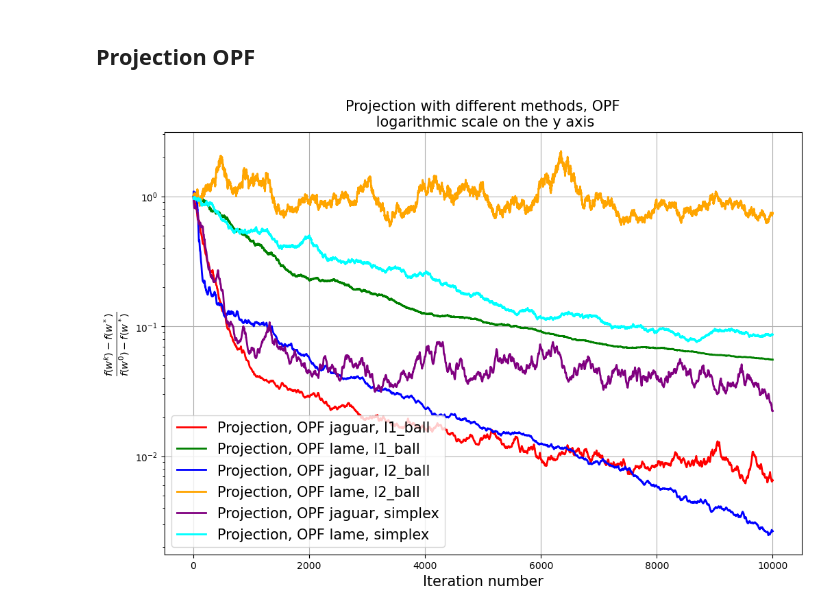
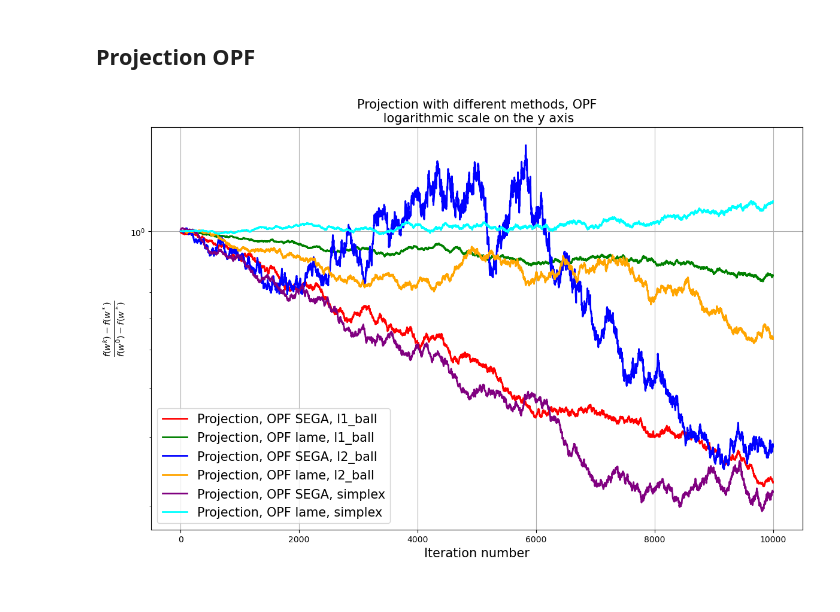
Before and after one commit to minashkinvladislav/Frank_Wolfe, a Jupyter notebook: experiments.ipynb, the cells around one changed output. Drawn from its saved outputs; the diff is of its cells as text; code cells hidden in the pictures.

```diff
--- a/experiments.ipynb
+++ b/experiments.ipynb
@@ -422,13 +422,20 @@ for Q, w_0, R_0, w_sol in zip(['l1_ball', 'l2_ball', 'simplex'],
     args['x_sol'] = w_sol
     for grad, name in zip([optimizers.get_grad_tpf_jaguar,
                            optimizers.get_grad_tpf_lame_v1],
-                           ['TPF jaguar', 'TPF lame']):
+                           ['TPF SEGA', 'TPF lame']):
         args['set'] = Q
         args['batch_size'] = 1
+        args['h'] = np.zeros(args['d'])
+        args['grad_curr'] = np.zeros(args['d'])
         if name == 'TPF jaguar':
             args['jaguar'] = True
+            args['sega'] = False
+        elif name == 'TPF SEGA':
+            args['jaguar'] = False
+            args['sega'] = True
         else:
             args['jaguar'] = False
+            args['sega'] = False
         optimizer = optimizers.FWOptimizer(f, grad, x_0 = w_0,
                                            step = fw_step, args = args)
 
@@ -583,13 +602,20 @@ for Q, w_0, R_0, w_sol in zip(['l1_ball', 'l2_ball', 'simplex'],
     args['x_sol'] = w_sol
     for grad, name in zip([optimizers.get_grad_opf_jaguar,
                            optimizers.get_grad_opf_lame],
-                          ['OPF jaguar', 'OPF lame']):
+                          ['OPF SEGA', 'OPF lame']):
         args['set'] = Q
         args['batch_size'] = 1
+        args['h'] = np.zeros(args['d'])
+        args['grad_curr'] = np.zeros(args['d'])
         if name == 'OPF jaguar':
             args['jaguar'] = True
+            args['sega'] = False
+        elif name == 'OPF SEGA':
+            args['jaguar'] = False
+            args['sega'] = True
         else:
             args['jaguar'] = False
+            args['sega'] = False
         optimizer = optimizers.MBFWOptimizer(f, grad, x_0 = w_0,
                                              step = fw_step, args = args)
 
@@ -635,13 +662,20 @@ for Q, w_0, R_0, w_sol in zip(['l1_ball', 'l2_ball', 'simplex'],
     args['x_sol'] = w_sol
     for grad, name in zip([optimizers.get_grad_opf_jaguar,
                            optimizers.get_grad_opf_lame],
-                          ['OPF jaguar', 'OPF lame']):
+                          ['OPF SEGA', 'OPF lame']):
         args['batch_size'] = 1
         args['set'] = Q
+        args['h'] = np.zeros(args['d'])
+        args['grad_curr'] = np.zeros(args['d'])
         if name == 'OPF jaguar':
             args['jaguar'] = True
+            args['sega'] = False
+        elif name == 'OPF SEGA':
+            args['jaguar'] = False
+            args['sega'] = True
         else:
             args['jaguar'] = False
+            args['sega'] = False
         optimizer = optimizers.FWOptimizer(f, grad, x_0 = w_0,
                                            step = fw_step, args = args)
 
@@ -688,13 +723,22 @@ for Q, w_0, R_0, w_sol in zip(['l1_ball', 'l2_ball', 'simplex'],
     args['x_sol'] = w_sol
     for grad, name in zip([optimizers.get_grad_opf_jaguar,
                            optimizers.get_grad_opf_lame],
-                          ['OPF jaguar', 'OPF lame']):
+                          ['OPF SEGA', 'OPF lame']):
         args['batch_size'] = 1
         args['set'] = Q
+        args['h'] = np.zeros(args['d'])
+        args['grad_curr'] = np.zeros(args['d'])
         if name == 'OPF jaguar':
             args['jaguar'] = True
+            args['sega'] = False
+        elif name == 'OPF SEGA':
+            args['c'] = 10000
+            args['jaguar'] = False
+            args['sega'] = True
         else:
+            args['c'] = 10000
             args['jaguar'] = False
+            args['sega'] = False
         optimizer = optimizers.GDOptimizer(f, grad, x_0 = w_0,
                                            step = const_gamma, args = args)
 
@@ -707,8 +751,9 @@ for Q, w_0, R_0, w_sol in zip(['l1_ball', 'l2_ball', 'simplex'],
 # %%
 title = "Projection with different methods, OPF"
 y_label = r'$\frac{f(w^k) - f(w^*)}{f(w^0) - f(w^*)}$'
 
 optimizers.make_err_plot(iterations_proj, errors_proj, y_label=y_label,
-                         labels=labels_proj, title=title, markers=[None]*100)
+                         labels=labels_proj, title=title, markers=[None]*100,
+                         name='Proj OPF cmp exp1')
 # %% [output]
-[figure, old version]
+[figure, new version]
```
Also changed, not shown: parts of 10 cells of this notebook, 11 other files.
